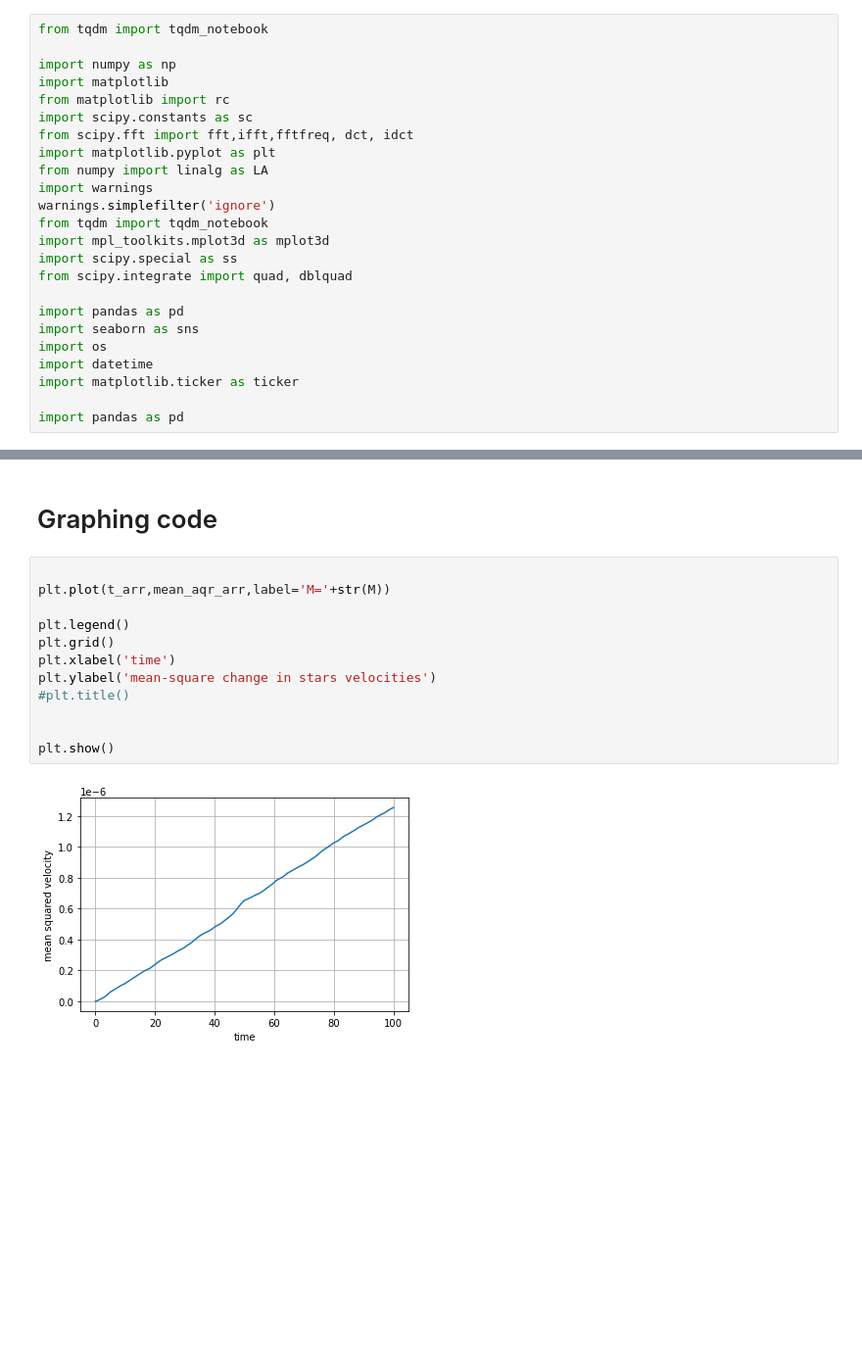
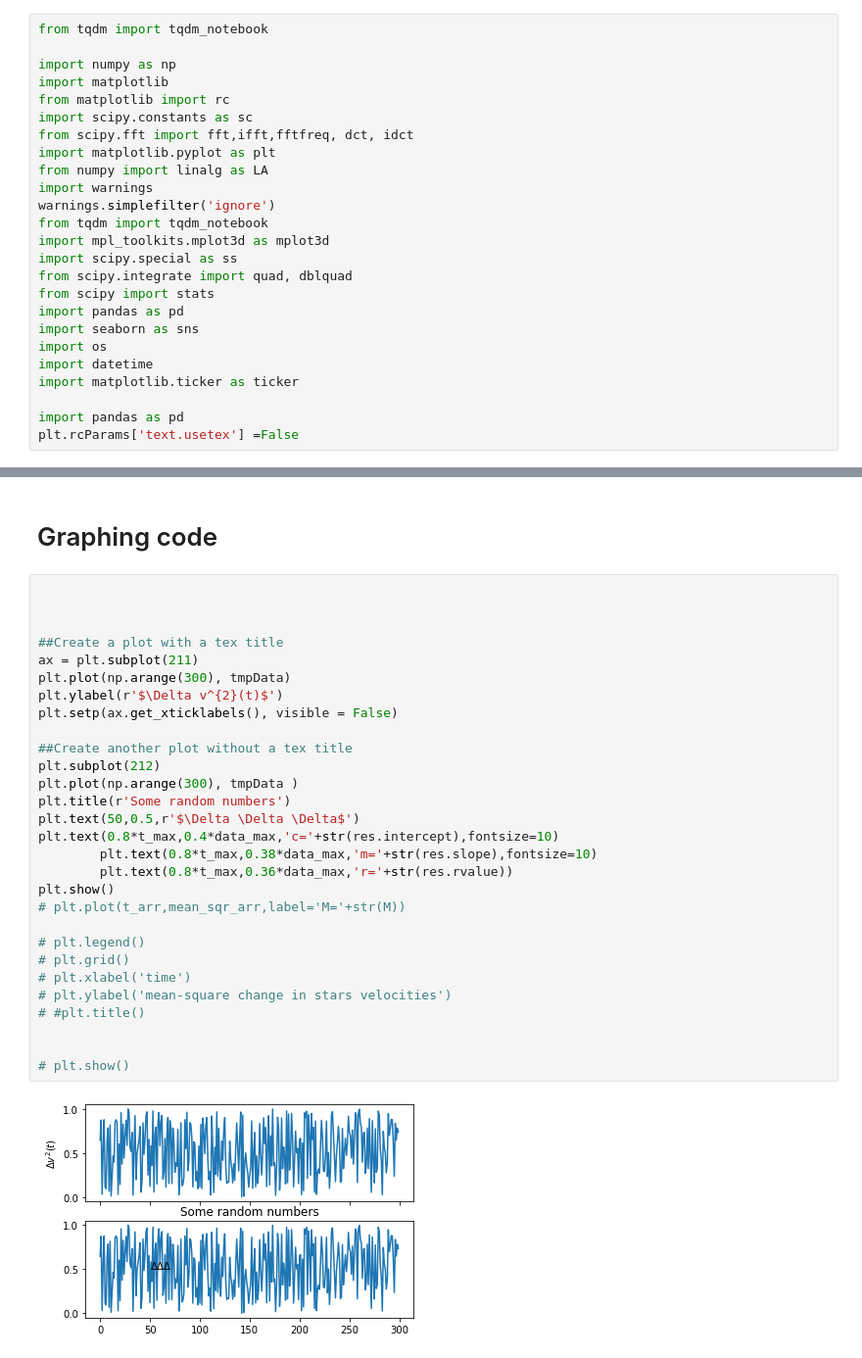
Before and after one commit to DavidStrachan1/Periodic-Cube-Simulations, a Jupyter notebook: Untitled.ipynb, the cells around one changed output, grey strips where cells are left out. Shown: that part at 98% size. Saved outputs shown, nothing was run; the diff lists cells and outputs as text; blank space fills up the shorter version.

```diff
--- a/Untitled.ipynb
+++ b/Untitled.ipynb
@@ -17,7 +17,7 @@ from tqdm import tqdm_notebook
 import mpl_toolkits.mplot3d as mplot3d
 import scipy.special as ss
 from scipy.integrate import quad, dblquad
-
+from scipy import stats
 import pandas as pd
 import seaborn as sns
 import os
@@ -25,6 +25,7 @@ import datetime
 import matplotlib.ticker as ticker
 
 import pandas as pd
+plt.rcParams['text.usetex'] =False
 # %%
 # Simple N-body code for the periodic cube.  You can download this script from
 # https://www-thphys.physics.ox.ac.uk/people/JohnMagorrian/cm21/cubeNbody.py
@@ -206,15 +269,32 @@ array([[0.  , 0.  , 0.  , 0.  , 0.  ],
 # Graphing code
 # %%
 
-plt.plot(t_arr,mean_aqr_arr,label='M='+str(M))
-
-plt.legend()
-plt.grid()
-plt.xlabel('time')
-plt.ylabel('mean-square change in stars velocities')
-#plt.title()
 
 
+##Create a plot with a tex title
+ax = plt.subplot(211)
+plt.plot(np.arange(300), tmpData)
+plt.ylabel(r'$\Delta v^{2}(t)$')
+plt.setp(ax.get_xticklabels(), visible = False)
+
+##Create another plot without a tex title
+plt.subplot(212)
+plt.plot(np.arange(300), tmpData )
+plt.title(r'Some random numbers')
+plt.text(50,0.5,r'$\Delta \Delta \Delta$')
+plt.text(0.8*t_max,0.4*data_max,'c='+str(res.intercept),fontsize=10)
+        plt.text(0.8*t_max,0.38*data_max,'m='+str(res.slope),fontsize=10)
+        plt.text(0.8*t_max,0.36*data_max,'r='+str(res.rvalue))
 plt.show()
+# plt.plot(t_arr,mean_sqr_arr,label='M='+str(M))
+
+# plt.legend()
+# plt.grid()
+# plt.xlabel('time')
+# plt.ylabel('mean-square change in stars velocities')
+# #plt.title()
+
+
+# plt.show()
 # %% [output]
-[figure, old version]
+[figure, new version]
```
Also changed, not shown: parts of 3 cells of this notebook.
